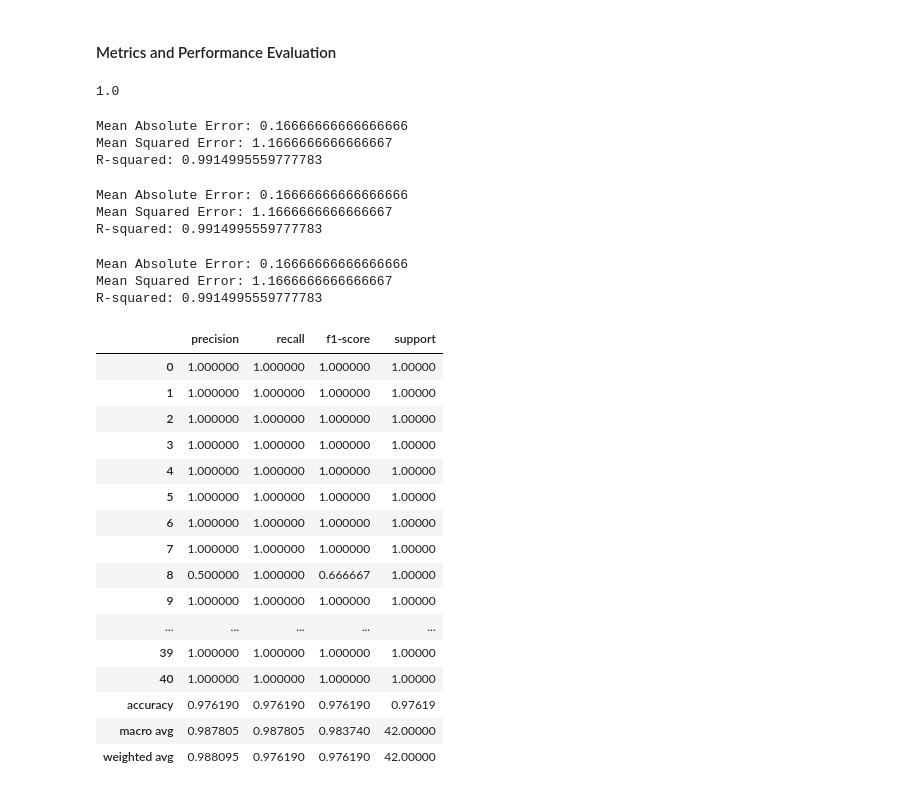
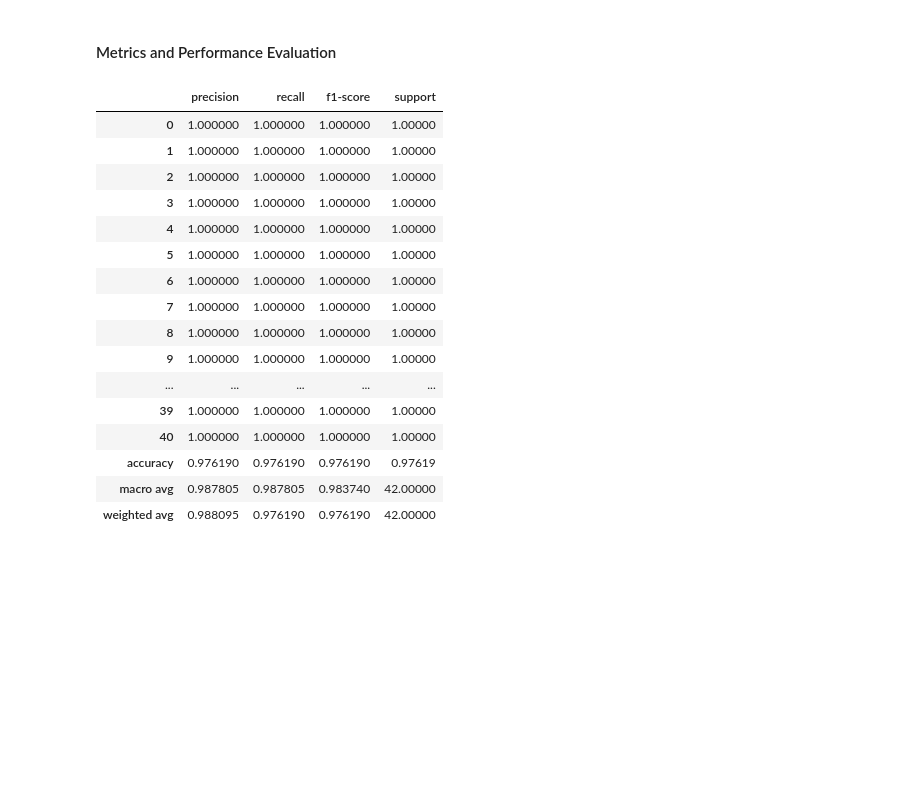
Before and after one commit to ssunsonic/Disease-Prediction, a Jupyter notebook: model.ipynb, the cells around one changed output. Cells and saved outputs as stored; diff of their text form; code cells hidden in the pictures; blank space fills up the shorter version.

Commit message:
Added new metric: Classification Report

```diff
--- a/model.ipynb
+++ b/model.ipynb
@@ -75,8 +88,26 @@ prognosis               0
 Length: 133, dtype: int64
 # %% [markdown]
 ### Clean Data for Feature Selection
-# %%
-training = training.drop(columns = "Unnamed: 133")
+# %%
+# Drop variables that have NAs and are correlated
+
+training = training.drop(columns = ["Unnamed: 133",
+                         'sinus_pressure', 'throat_irritation',
+                         'slurred_speech', 'palpitations', 'loss_of_smell',
+                         'stomach_bleeding', 'coma', 'redness_of_eyes',
+                         'runny_nose', 'congestion', 'receiving_unsterile_injections',
+                         'receiving_blood_transfusion', 'brittle_nails', 'swollen_extremeties',
+                         'enlarged_thyroid', 'slurred_speech', 'drying_and_tingling_lips', 'cold_hands_and_feets',
+                         'puffy_face_and_eyes', 'yellow_urine'])
+
+test = test.drop(columns = [
+                         'sinus_pressure', 'throat_irritation',
+                         'slurred_speech', 'palpitations', 'loss_of_smell',
+                         'stomach_bleeding', 'coma', 'redness_of_eyes',
+                         'runny_nose', 'congestion', 'receiving_unsterile_injections',
+                         'receiving_blood_transfusion', 'brittle_nails', 'swollen_extremeties',
+                         'enlarged_thyroid', 'slurred_speech', 'drying_and_tingling_lips', 'cold_hands_and_feets',
+                         'puffy_face_and_eyes', 'yellow_urine'])
 # %%
 training.isnull().sum()
 # %% [output]
@@ -222,7 +256,7 @@ plt.show()
 # 3 models for varying amount of predictors to split tree on
 
 # m=p
-rf = RandomForestClassifier(n_estimators = len(x_train.columns), oob_score=True, random_state = 1)
+rf = RandomForestClassifier(n_estimators = len(x_train.columns), random_state = 1)
 rf.fit(x_train, y_train)
 
 # m=p/2
@@ -251,62 +285,22 @@ print(len(rf3_predictions))
 42
 # %% [markdown]
 #### Metrics and Performance Evaluation
-# %%
-rf.oob_score_
-# %% [output]
-1.0
-# %%
-from sklearn.metrics import mean_absolute_error, mean_squared_error, r2_score, classification_report
-
-mae = mean_absolute_error(y_test, rf_predictions)
-mse = mean_squared_error(y_test, rf_predictions)
-r2 = r2_score(y_test, rf_predictions)
-
-print("Mean Absolute Error:", mae)
-print("Mean Squared Error:", mse)
-print("R-squared:", r2)
-# %% [output]
-Mean Absolute Error: 0.16666666666666666
-Mean Squared Error: 1.1666666666666667
-R-squared: 0.9914995559777783
-# %%
-mae2 = mean_absolute_error(y_test, rf2_predictions)
-mse2 = mean_squared_error(y_test, rf2_predictions)
-r2_2 = r2_score(y_test, rf2_predictions)
-
-print("Mean Absolute Error:", mae2)
-print("Mean Squared Error:", mse2)
-print("R-squared:", r2_2)
-# %% [output]
-Mean Absolute Error: 0.16666666666666666
-Mean Squared Error: 1.1666666666666667
-R-squared: 0.9914995559777783
-# %%
-mae3 = mean_absolute_error(y_test, rf3_predictions)
-mse3 = mean_squared_error(y_test, rf3_predictions)
-r2_3 = r2_score(y_test, rf3_predictions)
-
-print("Mean Absolute Error:", mae3)
-print("Mean Squared Error:", mse3)
-print("R-squared:", r2_3)
-# %% [output]
-Mean Absolute Error: 0.16666666666666666
-Mean Squared Error: 1.1666666666666667
-R-squared: 0.9914995559777783
 # %%
-report = classification_report(y_test, rf_predictions, output_dict=True)
-pd.DataFrame(report).T
+from sklearn.metrics import classification_report
+
+# For m = p
+pd.DataFrame(classification_report(y_test, rf_predictions, output_dict=True)).T
 # %% [output]
 |  | precision | recall | f1-score | support |
 | 0 | 1.000000 | 1.000000 | 1.000000 | 1.00000 |
 | 1 | 1.000000 | 1.000000 | 1.000000 | 1.00000 |
 | 2 | 1.000000 | 1.000000 | 1.000000 | 1.00000 |
 | 3 | 1.000000 | 1.000000 | 1.000000 | 1.00000 |
 | 4 | 1.000000 | 1.000000 | 1.000000 | 1.00000 |
 | 5 | 1.000000 | 1.000000 | 1.000000 | 1.00000 |
 | 6 | 1.000000 | 1.000000 | 1.000000 | 1.00000 |
 | 7 | 1.000000 | 1.000000 | 1.000000 | 1.00000 |
-| 8 | 0.500000 | 1.000000 | 0.666667 | 1.00000 |
+| 8 | 1.000000 | 1.000000 | 1.000000 | 1.00000 |
 | 9 | 1.000000 | 1.000000 | 1.000000 | 1.00000 |
 | ... | ... | ... | ... | ... |
 | 39 | 1.000000 | 1.000000 | 1.000000 | 1.00000 |
```
Also changed, not shown: parts of 12 cells of this notebook.
